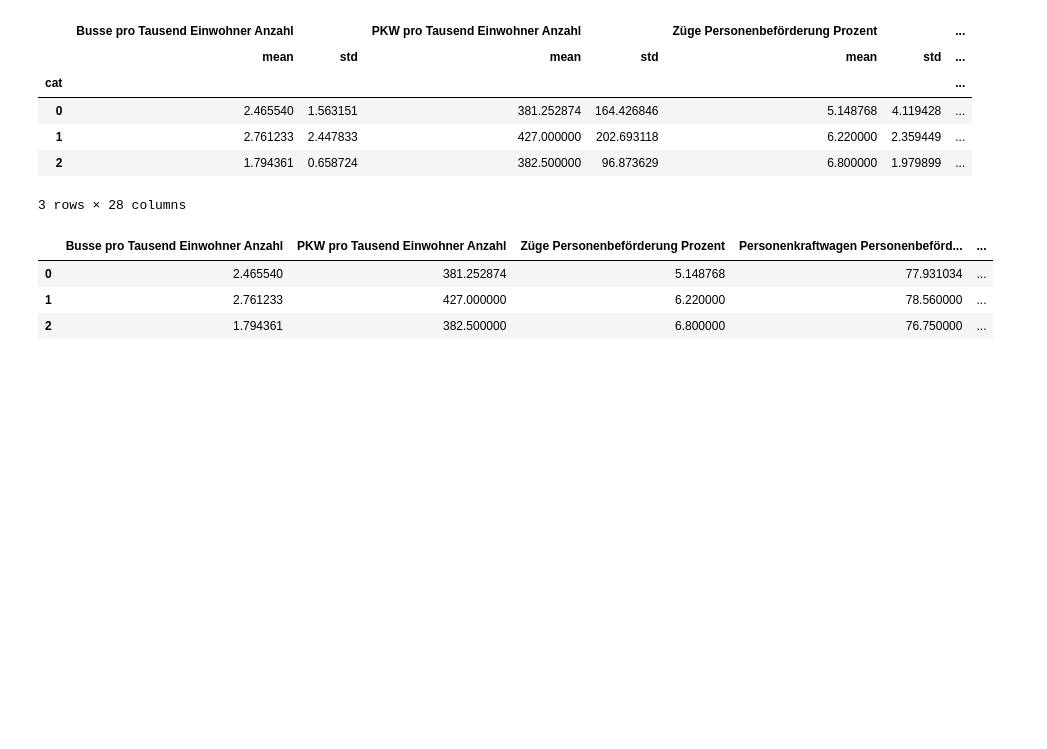
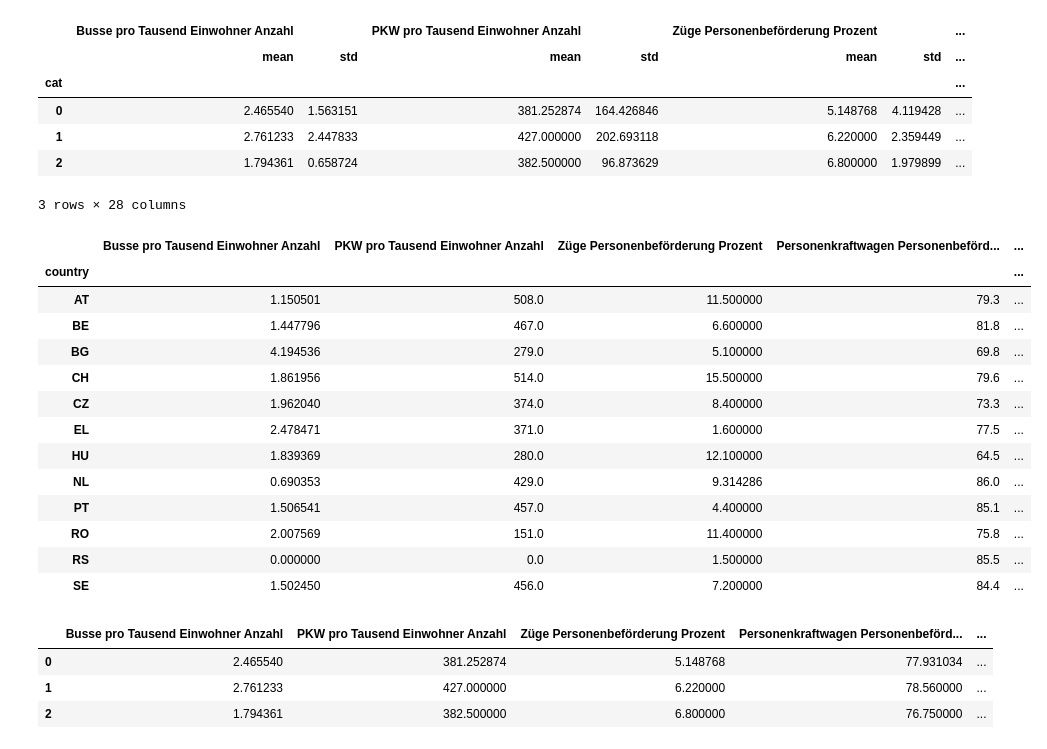
Before and after one commit to marcussteinbacher/eu_modal_split, a Jupyter notebook: notebook_min.ipynb, the cells around one changed output. Drawn from its saved outputs; the diff is of its cells as text; code cells hidden in the pictures; blank space fills up the shorter version.

```diff
--- a/notebook_min.ipynb
+++ b/notebook_min.ipynb
@@ -2165,6 +2203,23 @@ df_cluster.groupby("cat").agg(["mean","std"])
 | 1 | 2.761233 | 2.447833 | 427.000000 | 202.693118 | 6.220000 | 2.359449 | ... |
 | 2 | 1.794361 | 0.658724 | 382.500000 | 96.873629 | 6.800000 | 1.979899 | ... |
 3 rows × 28 columns
+# %%
+df_cluster.loc[df_cluster.loc[:,"cat"]==2]
+# %% [output]
+|  | Busse pro Tausend Einwohner Anzahl | PKW pro Tausend Einwohner Anzahl | Züge Personenbeförderung Prozent | Personenkraftwagen Personenbeförd... | ... |
+| country |  |  |  |  | ... |
+| AT | 1.150501 | 508.0 | 11.500000 | 79.3 | ... |
+| BE | 1.447796 | 467.0 | 6.600000 | 81.8 | ... |
+| BG | 4.194536 | 279.0 | 5.100000 | 69.8 | ... |
+| CH | 1.861956 | 514.0 | 15.500000 | 79.6 | ... |
+| CZ | 1.962040 | 374.0 | 8.400000 | 73.3 | ... |
+| EL | 2.478471 | 371.0 | 1.600000 | 77.5 | ... |
+| HU | 1.839369 | 280.0 | 12.100000 | 64.5 | ... |
+| NL | 0.690353 | 429.0 | 9.314286 | 86.0 | ... |
+| PT | 1.506541 | 457.0 | 4.400000 | 85.1 | ... |
+| RO | 2.007569 | 151.0 | 11.400000 | 75.8 | ... |
+| RS | 0.000000 | 0.0 | 1.500000 | 85.5 | ... |
+| SE | 1.502450 | 456.0 | 7.200000 | 84.4 | ... |
 # %%
 #CLUSTER CENTERS
 pd.DataFrame(km.cluster_centers_,columns = df_cluster.columns[:-1])
```
Also changed, not shown: parts of 27 cells of this notebook, 2 other files.
